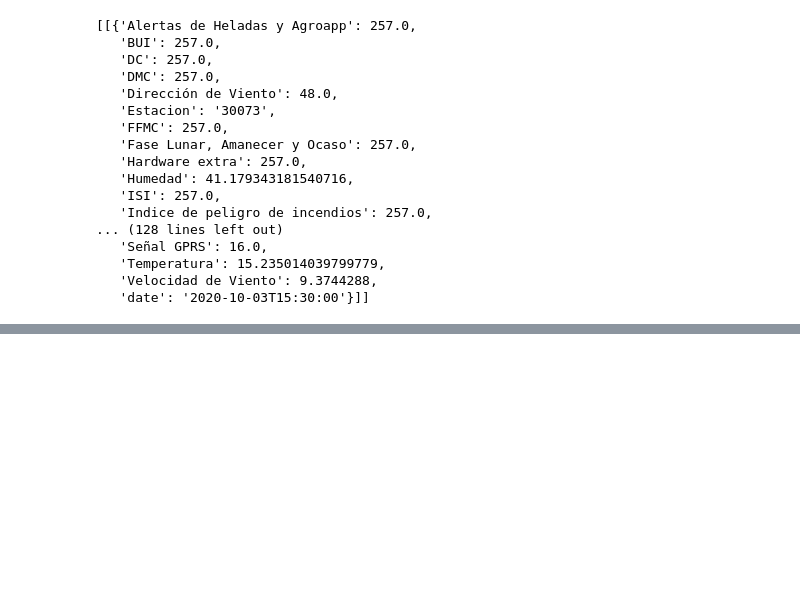
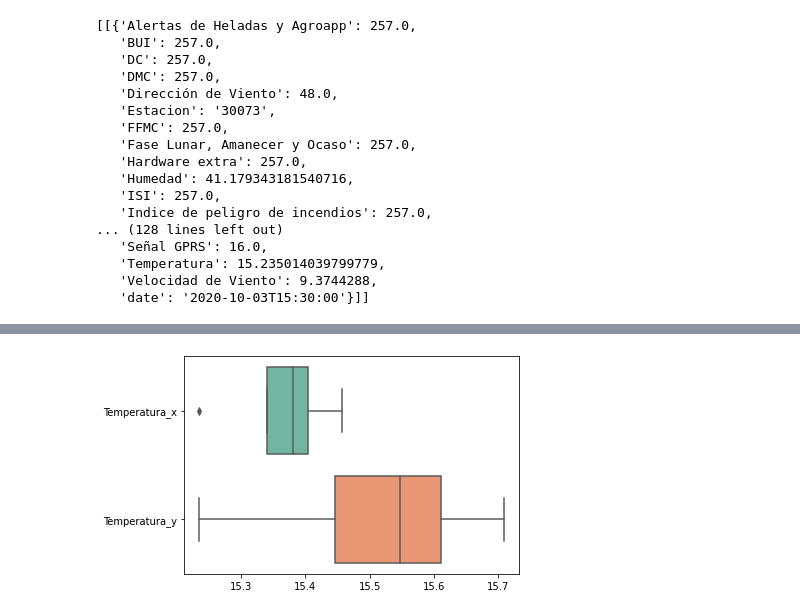
Before and after one commit to Jorge-89/Data-Science-CoderHouse, a Jupyter notebook: conexion_API_OMIXOM.ipynb, the cells around one changed output, grey strips where cells are left out. Saved outputs shown, nothing was run; the diff lists cells and outputs as text; code cells hidden in the pictures; blank space fills up the shorter version.

```diff
--- a/conexion_API_OMIXOM.ipynb
+++ b/conexion_API_OMIXOM.ipynb
@@ -144,0 +232,3 @@ for i in range(len(lista_estaciones)):
+# %%
+df_merge= df30031.merge(df30073,how= "inner", on="date")
+df_merge
@@ -144,0 +256,6 @@ for i in range(len(lista_estaciones)):
+# %%
+# Box-Plots, no se aprecia en los datos ningun valor extremo, al menos con este procedimiento en la variable temperatura para las distintas estaciones.
+
+ax = sns.boxplot(data=df_merge[[df_merge.columns[0], df_merge.columns[13]]], orient="h", palette="Set2")
+# %% [output]
+[figure, added]
```
Also changed, not shown: parts of 11 cells of this notebook.
